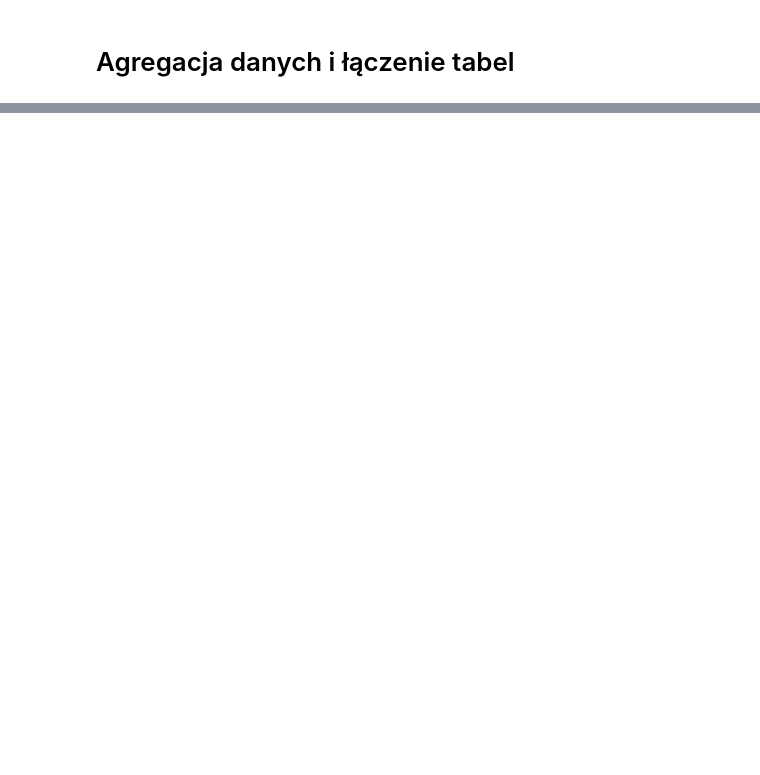
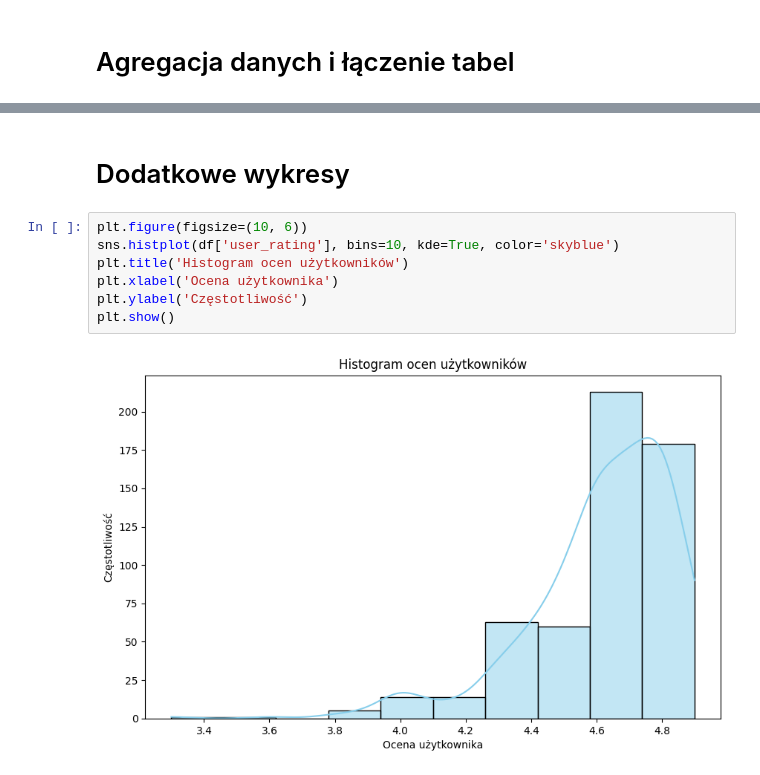
Before and after one commit to kachnna/HOMEworksgoit, a Jupyter notebook: Moduł III/zadanie domowe 2/Hw2.3.ipynb, the cells around one changed output, grey strips where cells are left out. Drawn from its saved outputs; the diff is of its cells as text; blank space fills up the shorter version.

```diff
--- a/Moduł III/zadanie domowe 2/Hw2.3.ipynb
+++ b/Moduł III/zadanie domowe 2/Hw2.3.ipynb
@@ -112,0 +269,11 @@ Mediana to:  11.0
+# %% [markdown]
+# Dodatkowe wykresy
+# %%
+plt.figure(figsize=(10, 6))
+sns.histplot(df['user_rating'], bins=10, kde=True, color='skyblue')
+plt.title('Histogram ocen użytkowników')
+plt.xlabel('Ocena użytkownika')
+plt.ylabel('Częstotliwość')
+plt.show()
+# %% [output]
+[figure, added]
```
Also changed, not shown: parts of 24 cells of this notebook.
